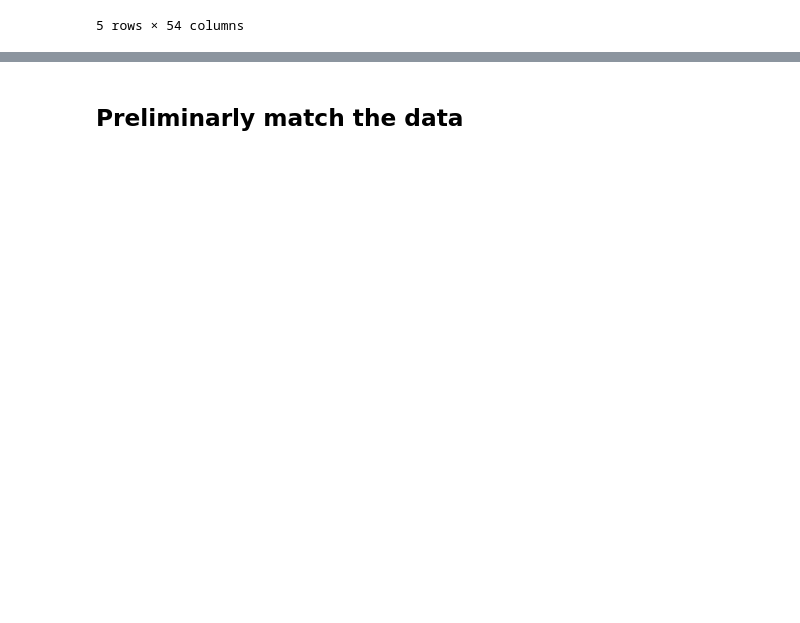
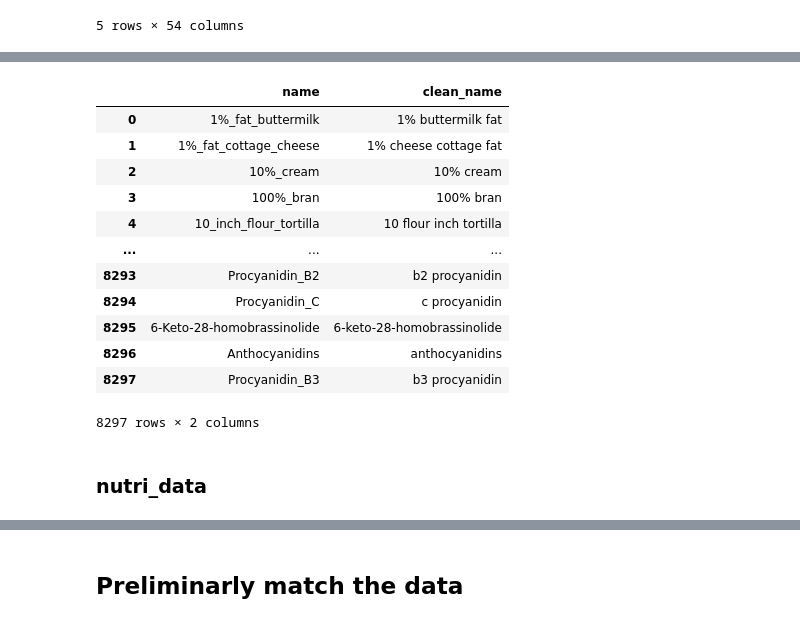
Before and after one commit to ja-nina/DietDupe, a Jupyter notebook: EDA.ipynb, the cells around one changed output, grey strips where cells are left out. Saved outputs shown, nothing was run; the diff lists cells and outputs as text; code cells hidden in the pictures; blank space fills up the shorter version.

```diff
--- a/EDA.ipynb
+++ b/EDA.ipynb
@@ -59,0 +175,18 @@ nutri_data.head()
+# %%
+nodes[["name", "clean_name"]]
+# %% [output]
+|  | name | clean_name |
+| 0 | 1%_fat_buttermilk | 1% buttermilk fat |
+| 1 | 1%_fat_cottage_cheese | 1% cheese cottage fat |
+| 2 | 10%_cream | 10% cream |
+| 3 | 100%_bran | 100% bran |
+| 4 | 10_inch_flour_tortilla | 10 flour inch tortilla |
+| ... | ... | ... |
+| 8293 | Procyanidin_B2 | b2 procyanidin |
+| 8294 | Procyanidin_C | c procyanidin |
+| 8295 | 6-Keto-28-homobrassinolide | 6-keto-28-homobrassinolide |
+| 8296 | Anthocyanidins | anthocyanidins |
+| 8297 | Procyanidin_B3 | b3 procyanidin |
+8297 rows × 2 columns
+# %% [markdown]
+### nutri_data
```
Also changed, not shown: parts of 25 cells of this notebook, 1 other file.
